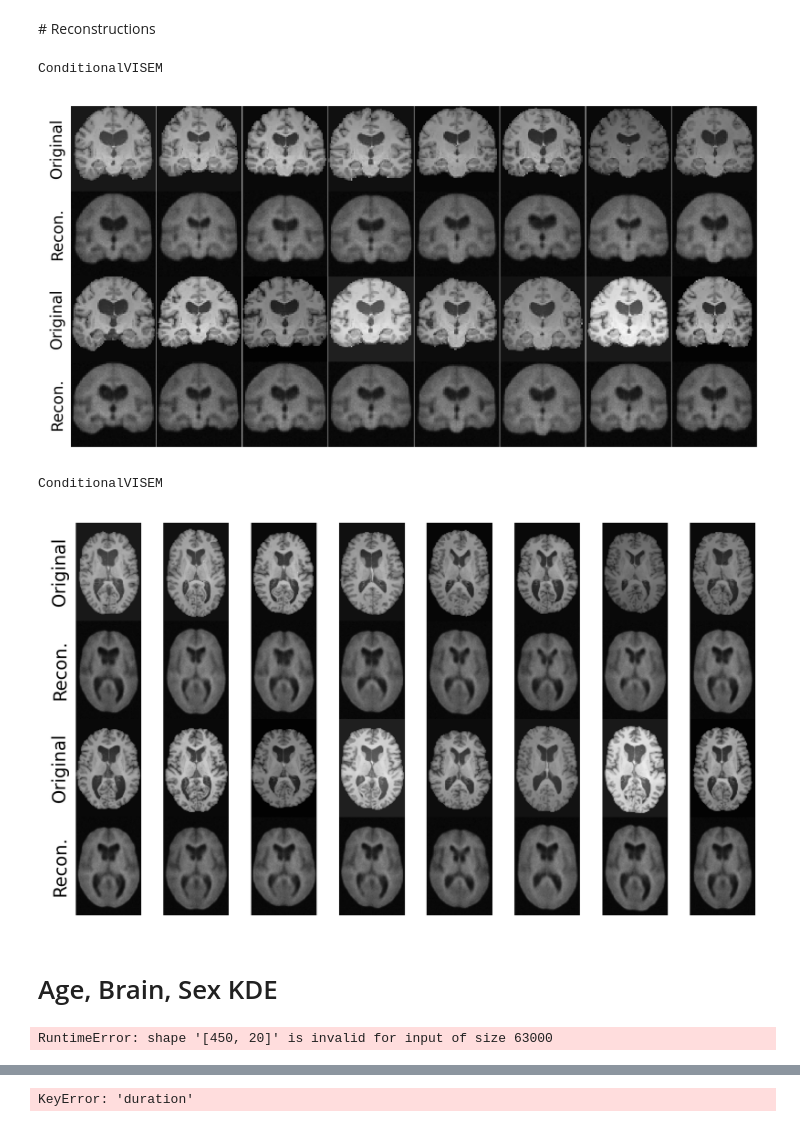
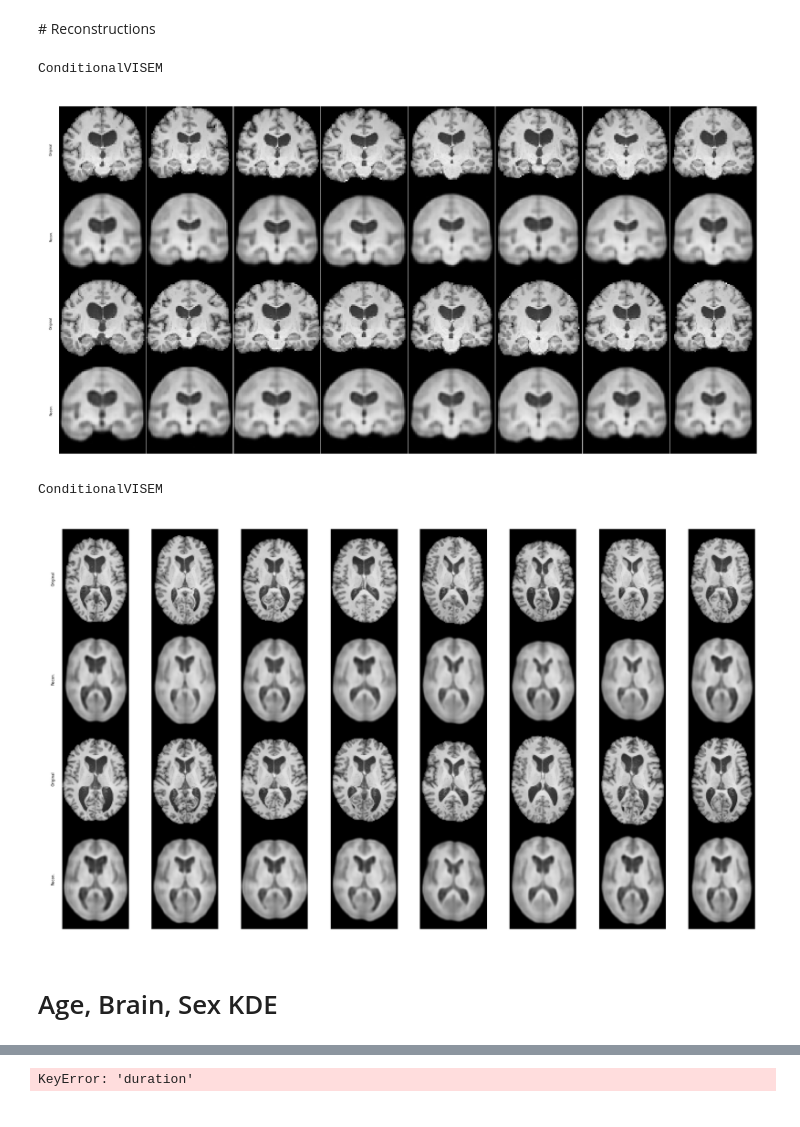
Before and after one commit to lars-chen/3dscm, a Jupyter notebook: deepscm/experiments/brain_atrophy/paper_plots.ipynb, the cells around one changed output, grey strips where cells are left out. Drawn from its saved outputs; the diff is of its cells as text; code cells hidden in the pictures.

```diff
--- a/deepscm/experiments/brain_atrophy/paper_plots.ipynb
+++ b/deepscm/experiments/brain_atrophy/paper_plots.ipynb
@@ -259,7 +265,7 @@ for exp in loaded_models.keys():
         if slice == 'axial':
             gs = fig.add_gridspec(num_rows, num_cols, wspace=-0.6, hspace=0.01)
             ax = fig.add_subplot(gs[i // num_cols, i % num_cols])
-            ax.imshow(ndimage.rotate(x.numpy().squeeze()[:,:,shape[-1]//2], 90), img_cm, vmin=0, vmax=255)
+            ax.imshow(ndimage.rotate(x.numpy().squeeze()[:,:,37], 90), img_cm, vmin=0, vmax=255)
         elif slice == 'sagittal':
             gs = fig.add_gridspec(num_rows, num_cols, wspace=-0.01, hspace=0.01)
             ax = fig.add_subplot(gs[i // num_cols, i % num_cols])
@@ -382,0 +353,6 @@ ConditionalVISEM
+# %%
+diff = samples.data[6]-samples.data[1]
+
+fig, ax = plt.subplots(figsize=(1,1))
+ax.imshow(ndimage.rotate((diff)[0,:,:,37], 90), 'seismic', vmin=-100, vmax=100)
+ax.axis('off')
@@ -382,0 +362,22 @@ ConditionalVISEM
+# %%
+fig = plt.figure(figsize=(2, 2))
+gs = fig.add_gridspec(3, 3, wspace=0.1, hspace=0)
+
+for i in range(9):
+    cond_sample = samples.data[i]
+
+    ax = fig.add_subplot(gs[i // num_cols, i % num_cols])
+    ax.imshow(ndimage.rotate(cond_sample.squeeze()[:,48,:], 90), 'gray')
+
+    if i < 3:
+        ax.text(22,-3, f'{brain_volume_range[i].item()} ml', fontsize=3)
+    if i%3==0:
+        ax.text(-10,45, f'{ventricle_volume_range[i].item()} ml', fontsize=3, rotation=90)
+
+    ax.axis('off')
+
+fig.text(0.42, 0.95, 'Brain Volume', fontsize=4)
+fig.text(0.02, 0.39, 'Ventricle Volume', fontsize=4, rotation=90)
+
+
+fig.tight_layout()
@@ -400,7 +403,7 @@ for i in range(num_samples * num_rows):
     col = i % num_samples
     row = i // num_samples
 
-    img = synth_test[i]['image'] * 255
+    img = synth_test[i]['image']
     img = ndimage.rotate(img.squeeze(), 180)
 
     ax = fig.add_subplot(gs[row * 2, col])
@@ -470,7 +473,7 @@ plt.savefig(f"{FIGURE_SAVE_PATH}/{save_name}.png", bbox_inches='tight', pad_inch
 plt.show()
 # %% [output]
 ConditionalVISEM
-[figure, old version]
+[figure, new version]
 # %%
 num_samples = 8
 num_rows = 2
@@ -489,7 +492,7 @@ for i in range(num_samples * num_rows):
     col = i % num_samples
     row = i // num_samples
 
-    img = synth_test[i]['image'] * 255
+    img = synth_test[i]['image']
     img = ndimage.rotate(img.squeeze(), 180)
 
     ax = fig.add_subplot(gs[row * 2, col])
@@ -532,34 +535,34 @@ for i in range(num_samples * num_rows):
     if col == 0:
         ax.set_ylabel('Recon.')
         for s in ['top', 'right']:
             ax.spines[s].set_visible(False)
         for s in ['left', 'top', 'right']:
             ax.spines[s].set_visible(False)
         for s in ['top', 'right', 'bottom']:
             ax.spines[s].set_visible(False)
         ax.yaxis.grid(False)
         ax.xaxis.grid(False)
         plt.setp(ax.yaxis.get_majorticklines(), visible=False)
         plt.setp(ax.yaxis.get_minorticklines(), visible=False)
         plt.setp(ax.xaxis.get_majorticklines(), visible=False)
         plt.setp(ax.xaxis.get_minorticklines(), visible=False)
         plt.setp(ax.get_yticklabels(), visible=False)
         plt.setp(ax.get_xticklabels(), visible=False)
     else:
         ax.axis('off')
 
     ax.xaxis.set_major_locator(plt.NullLocator())
     ax.yaxis.set_major_locator(plt.NullLocator())
 
 plt.gca().xaxis.set_major_locator(plt.NullLocator())
 plt.gca().yaxis.set_major_locator(plt.NullLocator())
 
 plt.savefig(f"{FIGURE_SAVE_PATH}/{save_name}.png", bbox_inches='tight', pad_inches=0)
 
 plt.show()
 # %% [output]
 ConditionalVISEM
-[figure, old version]
+[figure, new version]
 # %% [markdown]
 # Age, Brain, Sex KDE
 # %%
@@ -569,30 +572,21 @@ def pgm_model(n):
     with pyro.plate('observations', n):
         return loaded_models[model_name].pgm_model()
 
-def plot_joint_pdf(x, y, logp, ax=None):
-    if ax is None:
-        ax = plt.gca()
-    prob = logp.exp().numpy().T
-    mi = prob.min()
-    ma = np.percentile(prob.flat, 99.5)
-    step = (ma - mi) / 5
-    levels = np.arange(mi, ma, step) + step
-    ax.contourf(x, y, prob, cmap=cmaps[0], levels=levels, antialiased=True, extend='max')
-
-age_range = torch.arange(40, 85, 0.1, dtype=torch.float)
+age_range = torch.arange(40, 80, 0.1, dtype=torch.float)
 bvol_range = torch.arange(8e2, 18e2, 5e1, dtype=torch.float)
 vvol_range = torch.arange(1e1, 1.5e2, 1, dtype=torch.float)
 
 age_range_, bvol_range_ = [x.reshape(-1, 1) for x in torch.meshgrid(age_range, bvol_range)]
-age_range_, vvol_range_ = [x.reshape(-1, 1) for x in torch.meshgrid(age_range, vvol_range)]
+#age_range_, vvol_range_ = [x.reshape(-1, 1) for x in torch.meshgrid(age_range, vvol_range)]
 
+df = pd.DataFrame(columns=["age", "sex", "brain volume", "probability"])
 
 prob_maps = {'model': {}}
 for sex in [0, 1]:
     cond_data = {
         'age': age_range_,
         'brain_vol': bvol_range_,
-        'ventricle_vol': vvol_range_,
+        #'ventricle_vol': vvol_range_,
         'sex': torch.tensor(float(sex)).expand(age_range_.shape),
     }
 
@@ -606,6 +600,14 @@ for sex in [0, 1]:
         'brain_vol': trace.nodes['_RETURN']['value'][3],
         'log_prob': log_prob.reshape(age_range.shape[0], bvol_range.shape[0])
     }
+
+    df_ = pd.DataFrame()
+    df_["age"] = trace.nodes['_RETURN']['value'][0].squeeze()
+    df_["brain volume"] =trace.nodes['_RETURN']['value'][4].squeeze()
+    df_["probability"] = np.exp(log_prob)
+    df_["sex"] = np.full((len(df_)), "Male" if sex else "Female")
+
+    df = df.append(df_)
 
 prob_maps['true'] = {}
 for sex in [0, 1]:
@@ -624,5 +626,3 @@ for sex in [0, 1]:
         'brain_vol': bvol_range_,
         'log_prob': torch.as_tensor(log_prob.reshape(age_range.shape[0], bvol_range.shape[0]))
     }
-# %% [output]
-RuntimeError: shape '[450, 20]' is invalid for input of size 63000
```
Also changed, not shown: parts of 47 cells of this notebook, 7 other files.
